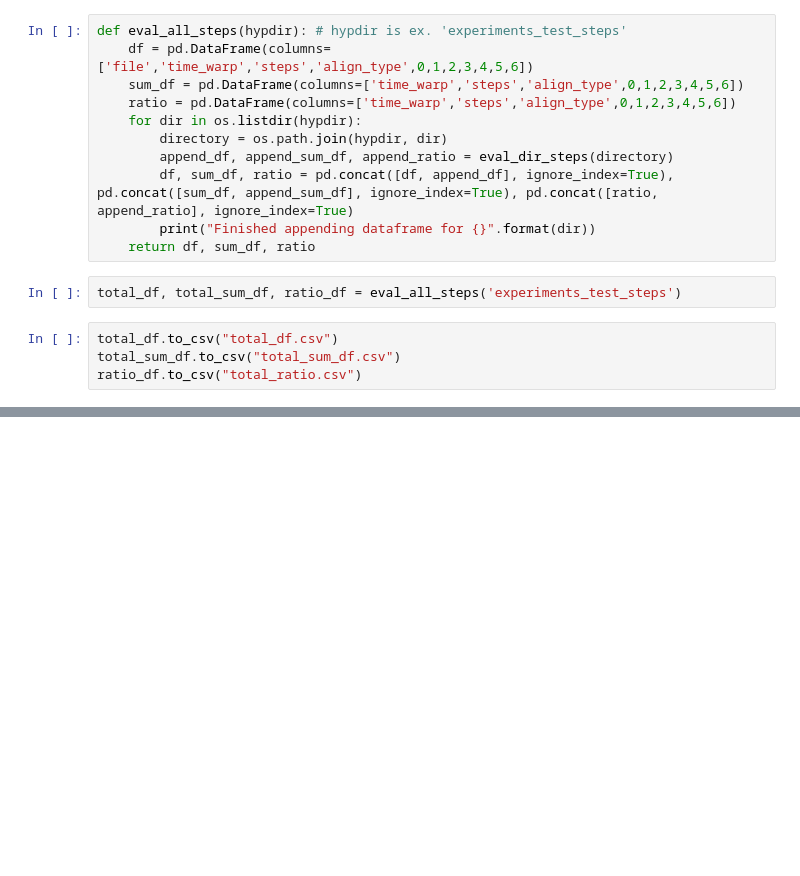
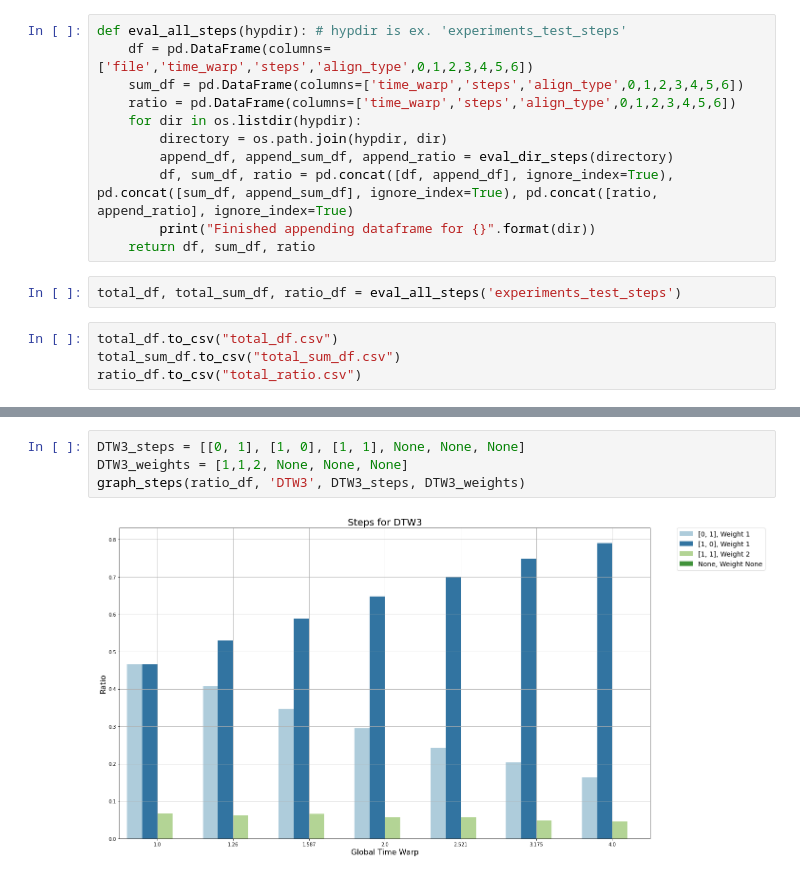
Before and after one commit to HMC-MIR/ExtremeTimeWarping, a Jupyter notebook: 04_Analysis.ipynb, the cells around one changed output, grey strips where cells are left out. Drawn from its saved outputs; the diff is of its cells as text; blank space fills up the shorter version.

```diff
--- a/04_Analysis.ipynb
+++ b/04_Analysis.ipynb
@@ -298,0 +393,6 @@ ratio_df.to_csv("total_ratio.csv")
+# %%
+DTW3_steps = [[0, 1], [1, 0], [1, 1], None, None, None]
+DTW3_weights = [1,1,2, None, None, None]
+graph_steps(ratio_df, 'DTW3', DTW3_steps, DTW3_weights)
+# %% [output]
+[figure, added]
```
Also changed, not shown: parts of 39 cells of this notebook.
